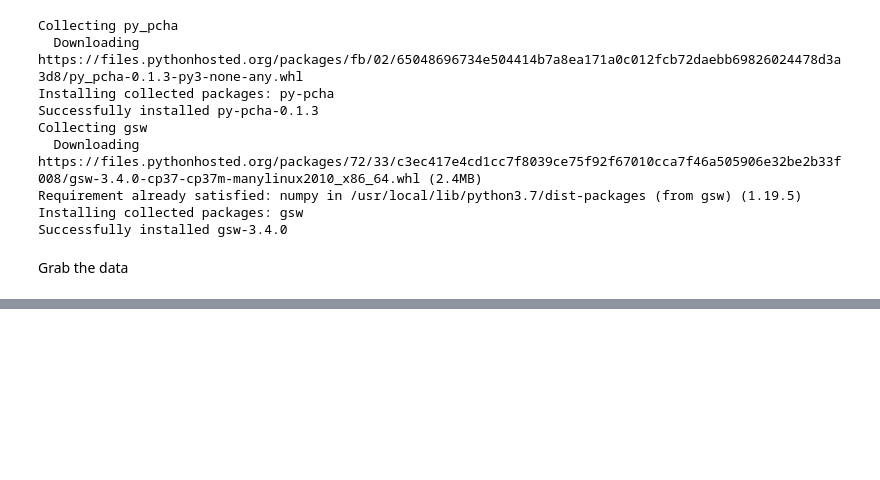
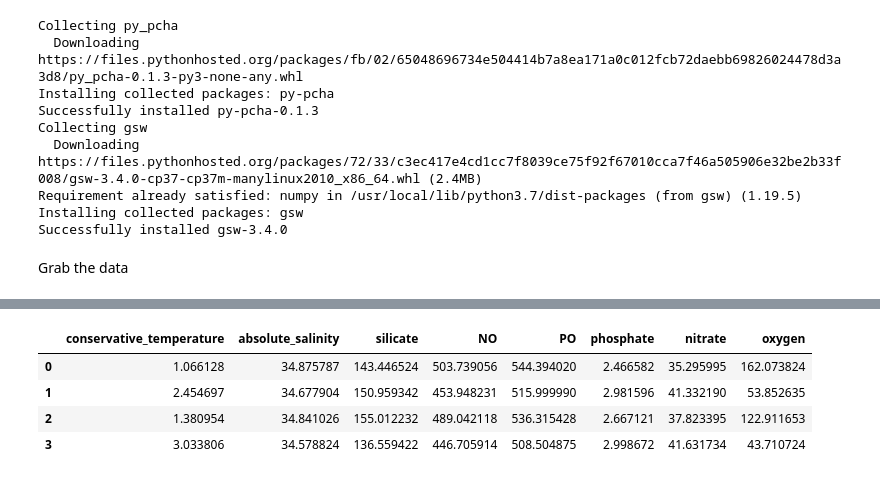
Before and after one commit to nitrogenlab/GP15_watermassanalysis, a Jupyter notebook: GP15_Defining_Watermass_Subtypes.ipynb, the cells around one changed output, grey strips where cells are left out. Cells and saved outputs as stored; diff of their text form; code cells hidden in the pictures; blank space fills up the shorter version.

```diff
--- a/GP15_Defining_Watermass_Subtypes.ipynb
+++ b/GP15_Defining_Watermass_Subtypes.ipynb
@@ -71,0 +214,8 @@ AAIW_rows
+# %%
+watermass_to_archetypes["NPIW"]
+# %% [output]
+|  | conservative_temperature | absolute_salinity | silicate | NO | PO | phosphate | nitrate | oxygen |
+| 0 | 1.066128 | 34.875787 | 143.446524 | 503.739056 | 544.394020 | 2.466582 | 35.295995 | 162.073824 |
+| 1 | 2.454697 | 34.677904 | 150.959342 | 453.948231 | 515.999990 | 2.981596 | 41.332190 | 53.852635 |
+| 2 | 1.380954 | 34.841026 | 155.012232 | 489.042118 | 536.315428 | 2.667121 | 37.823395 | 122.911653 |
+| 3 | 3.033806 | 34.578824 | 136.559422 | 446.705914 | 508.504875 | 2.998672 | 41.631734 | 43.710724 |
```
Also changed, not shown: parts of 10 cells of this notebook.
